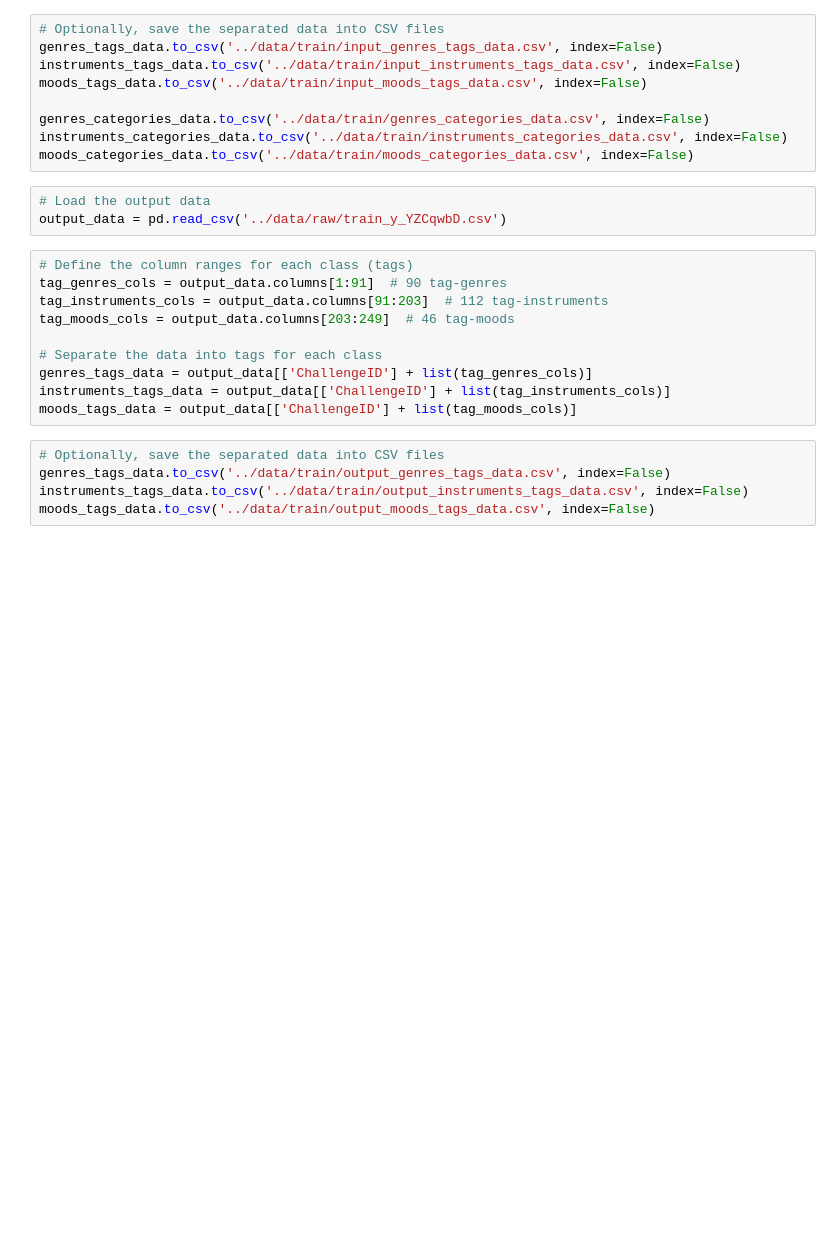
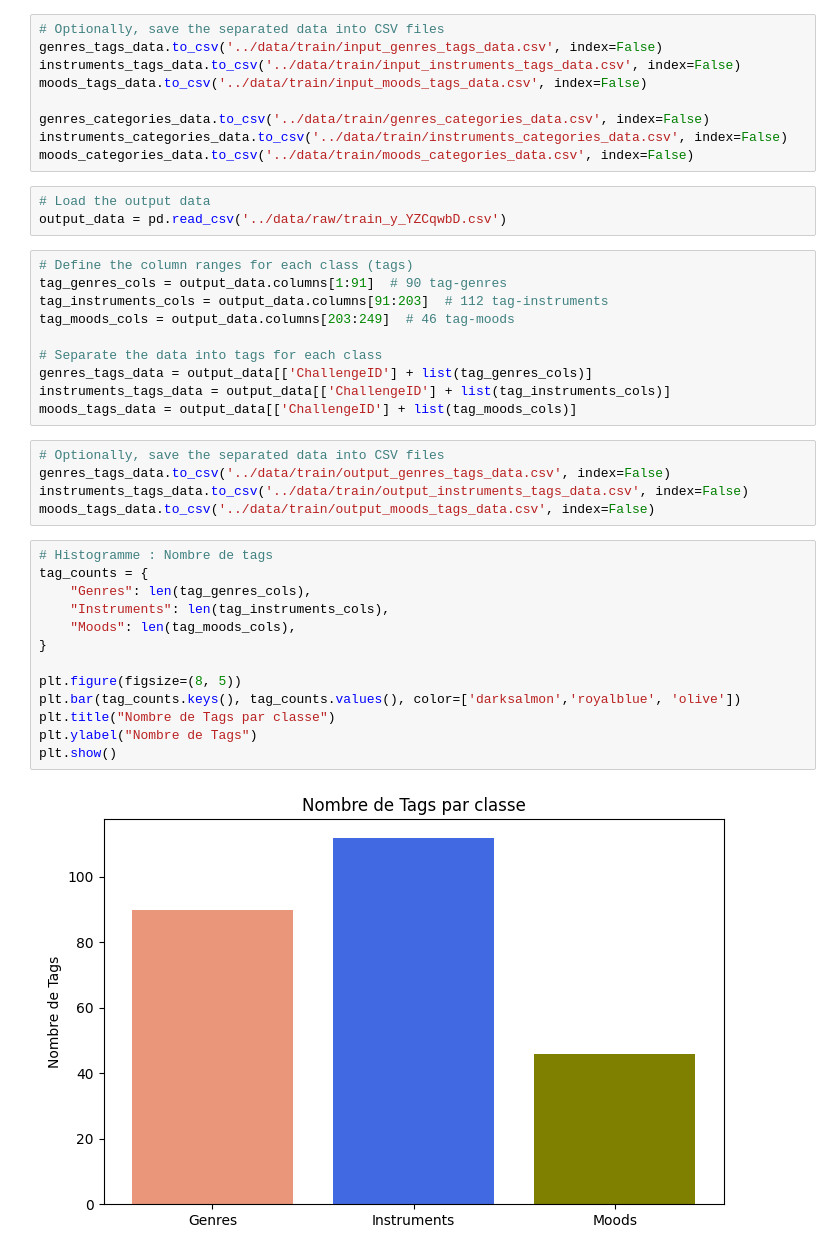
Before and after one commit to ElouarnLC/challenge-data-music-catalogs, a Jupyter notebook: music-catalogs-classifier/music_catalogs_classifier/prepare_data.ipynb, the cells around one changed output. Saved outputs shown, nothing was run; the diff lists cells and outputs as text; blank space fills up the shorter version.

Commit message:
Visualisation data

```diff
--- a/music-catalogs-classifier/music_catalogs_classifier/prepare_data.ipynb
+++ b/music-catalogs-classifier/music_catalogs_classifier/prepare_data.ipynb
@@ -48,3 +51,18 @@ moods_tags_data = output_data[['ChallengeID'] + list(tag_moods_cols)]
 genres_tags_data.to_csv('../data/train/output_genres_tags_data.csv', index=False)
 instruments_tags_data.to_csv('../data/train/output_instruments_tags_data.csv', index=False)
 moods_tags_data.to_csv('../data/train/output_moods_tags_data.csv', index=False)
+# %%
+# Histogramme : Nombre de tags
+tag_counts = {
+    "Genres": len(tag_genres_cols),
+    "Instruments": len(tag_instruments_cols),
+    "Moods": len(tag_moods_cols),
+}
+
+plt.figure(figsize=(8, 5))
+plt.bar(tag_counts.keys(), tag_counts.values(), color=['darksalmon','royalblue', 'olive'])
+plt.title("Nombre de Tags par classe")
+plt.ylabel("Nombre de Tags")
+plt.show()
+# %% [output]
+[figure, added]
```
Also changed, not shown: parts of 8 cells of this notebook.
